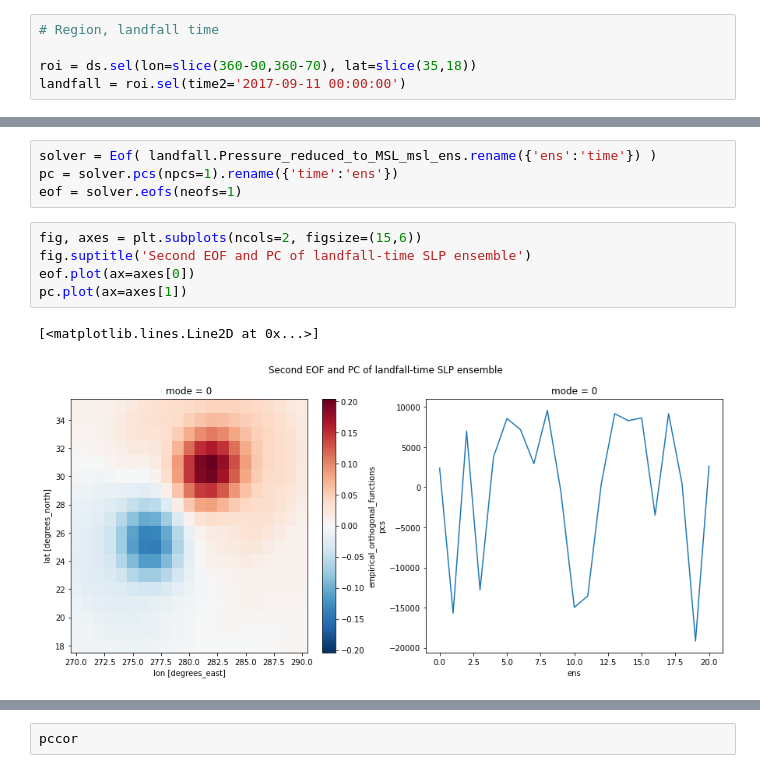
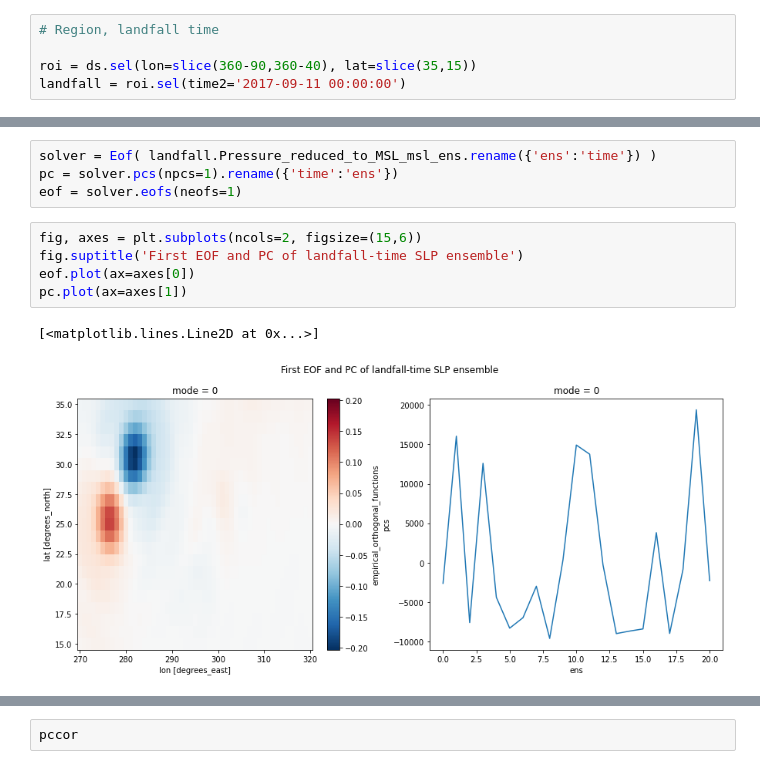
Before and after one commit to fuyihang98/MPO624_2022, a Jupyter notebook: Notebooks/Irma_Yihang.ipynb, the cells around one changed output, grey strips where cells are left out. Saved outputs shown, nothing was run; the diff lists cells and outputs as text.

```diff
--- a/Notebooks/Irma_Yihang.ipynb
+++ b/Notebooks/Irma_Yihang.ipynb
@@ -55,6 +53,6 @@ SLPmins = []
 # %%
 # Region, landfall time
 
-roi = ds.sel(lon=slice(360-90,360-70), lat=slice(35,18))
+roi = ds.sel(lon=slice(360-90,360-40), lat=slice(35,15))
 landfall = roi.sel(time2='2017-09-11 00:00:00')
 # %%
@@ -126,12 +120,12 @@ pc = solver.pcs(npcs=1).rename({'time':'ens'})
 eof = solver.eofs(neofs=1)
 # %%
 fig, axes = plt.subplots(ncols=2, figsize=(15,6))
-fig.suptitle('Second EOF and PC of landfall-time SLP ensemble')
+fig.suptitle('First EOF and PC of landfall-time SLP ensemble')
 eof.plot(ax=axes[0])
 pc.plot(ax=axes[1])
 # %% [output]
 [<matplotlib.lines.Line2D at 0x...>]
-[figure, old version]
+[figure, new version]
 # %%
 projection = ccrs.PlateCarree()
 f, ax = plt.subplots(subplot_kw=dict(projection=projection), figsize=[12,10])
```
Also changed, not shown: parts of 13 cells of this notebook.
